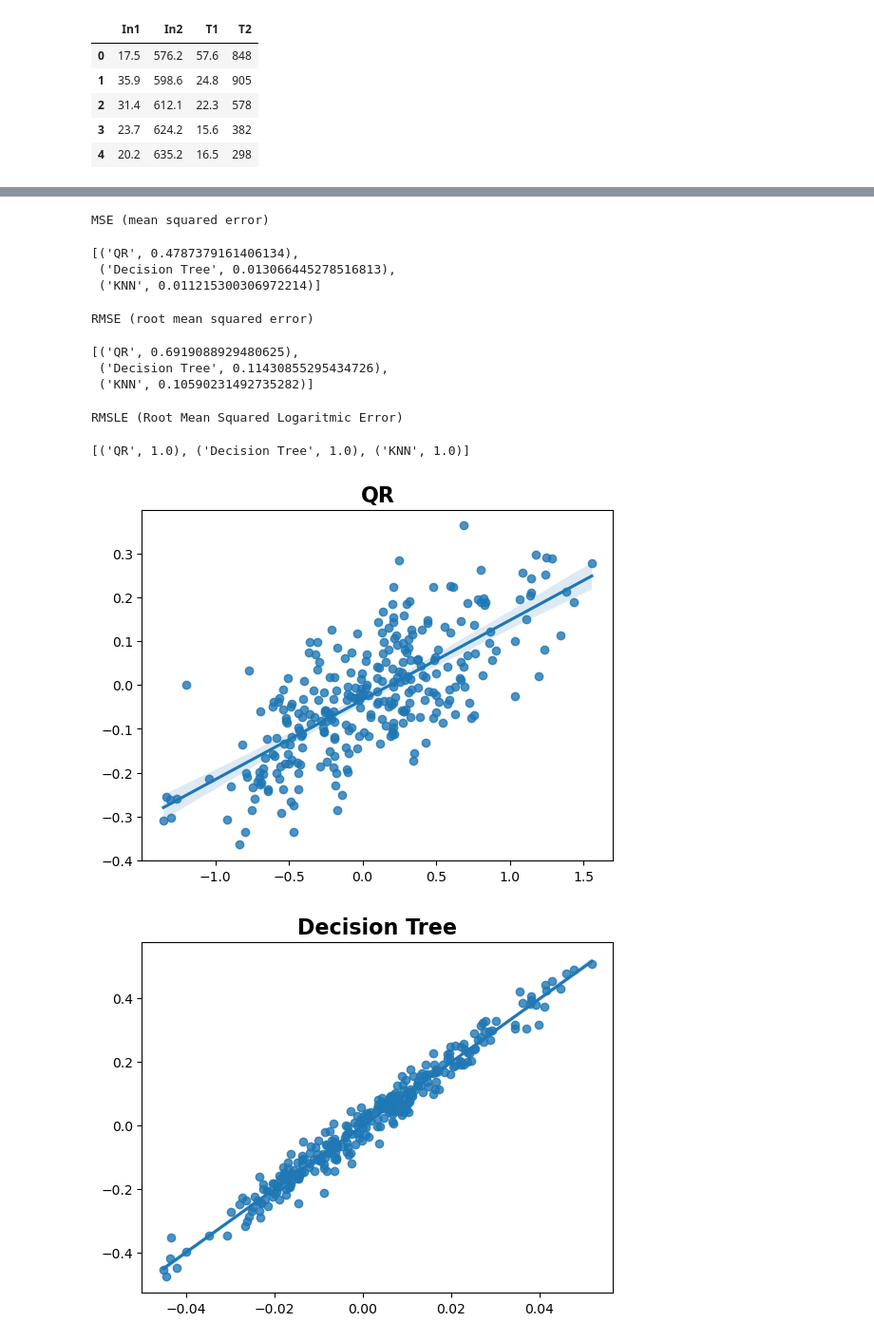
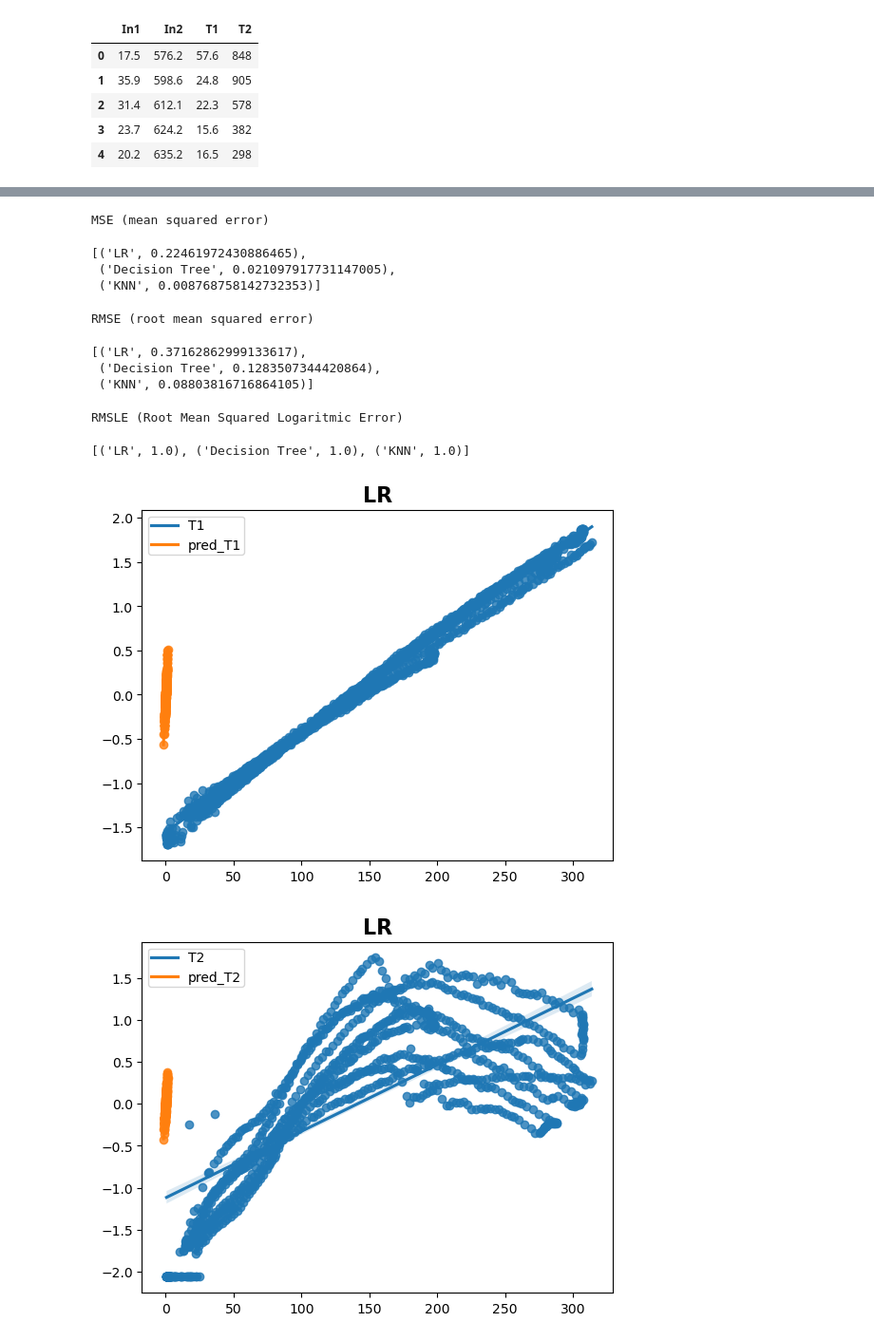
Before and after one commit to AlejandroGZ97/Mineria-de-datos, a Jupyter notebook: P5/Regresion.ipynb, the cells around one changed output, grey strips where cells are left out. Shown at 95% size. Saved outputs shown, nothing was run; the diff lists cells and outputs as text; code cells hidden in the pictures.

```diff
--- a/P5/Regresion.ipynb
+++ b/P5/Regresion.ipynb
@@ -81,13 +84,18 @@ engine.head()
 | 4 | 20.2 | 635.2 | 16.5 | 298 |
 # %%
 X = engine.drop(['T1', 'T2'], axis=1).values
-y1 = ((engine['T1']).values).reshape(-1, 1)
-y2 = ((engine['T2']).values).reshape(-1, 1)
+#y1 = ((engine['T1']).values).reshape(-1, 1)
+#y2 = ((engine['T2']).values).reshape(-1, 1)
+y2 = engine[['T1','T2']]
 
 scaler = StandardScaler()
-y1 = scaler.fit_transform(y1)
+#y1 = scaler.fit_transform(y1)
+#y2 = scaler.fit_transform(y2)
 y2 = scaler.fit_transform(y2)
 # %%
-modelos = [('QR',QuantileRegressor()),
+modelos = [('LR',LinearRegression()),
            ('Decision Tree',DecisionTreeRegressor()),
            ('KNN',KNeighborsRegressor())]
+'''('LR',LinearRegression()),
+           ('Decision Tree',DecisionTreeRegressor()),
+           ('KNN',KNeighborsRegressor())'''
@@ -107,8 +117,15 @@ for nombre,modelo in modelos:
     modelo.fit(X_train,y_train)
     y_pred = modelo.predict(X_test)
     fig, ax = plt.subplots()
-    sns.regplot(x = y_test, y = y_pred)
+    sns.regplot(x = np.array(X)[:,0], y = np.array(y2)[:,0], line_kws={'label': 'T1'})
+    sns.regplot(x = np.array(X_test)[:,0], y = np.array(y_pred)[:,0], line_kws={'label': 'pred_T1'})
+    ax.legend(borderpad=.2)
     ax.set_title(nombre,fontsize=16, weight="bold")
+    fig, bx = plt.subplots()
+    sns.regplot(x = np.array(X)[:,0], y = np.array(y2)[:,1], line_kws={'label': 'T2'})
+    sns.regplot(x = np.array(X_test)[:,0], y = np.array(y_pred)[:,1], line_kws={'label': 'pred_T2'})
+    bx.legend(borderpad=.2)
+    bx.set_title(nombre,fontsize=16, weight="bold")
 
 
     try:
@@ -117,9 +134,9 @@ for nombre,modelo in modelos:
         RMSLE = 1.0
 
     #R (Pearson correlation coefficient)
-    resultado_R.append((nombre,r_regression(y_test,y_pred)))
+    resultado_R.append((nombre,r_regression(y_test.reshape(-1,1),y_pred.reshape(-1,1))))
     #R2 (coefficient of determination)
-    resultado_R2.append((nombre,r_regression(y_test,y_pred)**2))
+    resultado_R2.append((nombre,r_regression(y_test.reshape(-1,1),y_pred.reshape(-1,1))**2))
     #SSE (sum of squared errors)
     resultado_SSE.append((nombre,np.sum((y_test-y_pred)**2)))
     #MAE (mean absolute error)
@@ -179,23 +199,23 @@ print("MSE (mean squared error)")
 resultado_MSE
 # %% [output]
 MSE (mean squared error)
-[('QR', 0.4787379161406134),
- ('Decision Tree', 0.013066445278516813),
- ('KNN', 0.011215300306972214)]
+[('LR', 0.22461972430886465),
+ ('Decision Tree', 0.021097917731147005),
+ ('KNN', 0.008768758142732353)]
 # %%
 print("RMSE (root mean squared error)")
 resultado_RMSE
 # %% [output]
 RMSE (root mean squared error)
-[('QR', 0.6919088929480625),
- ('Decision Tree', 0.11430855295434726),
- ('KNN', 0.10590231492735282)]
+[('LR', 0.37162862999133617),
+ ('Decision Tree', 0.1283507344420864),
+ ('KNN', 0.08803816716864105)]
 # %%
 print("RMSLE (Root Mean Squared Logaritmic Error)")
 resultado_RMSLE
 # %% [output]
 RMSLE (Root Mean Squared Logaritmic Error)
-[('QR', 1.0), ('Decision Tree', 1.0), ('KNN', 1.0)]
+[('LR', 1.0), ('Decision Tree', 1.0), ('KNN', 1.0)]
 # %%
 resultado_R.clear()
 resultado_R2.clear()
@@ -240,9 +260,9 @@ for i in range(30):
             RMSLE = 1.0
 
         #R (Pearson correlation coefficient)
-        R[j] += r_regression(y_test,y_pred)
+        R[j] += r_regression(y_test.reshape(-1,1),y_pred.reshape(-1,1))
         #R2 (coefficient of determination)
-        R2[j] += r_regression(y_test,y_pred)**2
+        R2[j] += r_regression(y_test.reshape(-1,1),y_pred.reshape(-1,1))**2
         #SSE (sum of squared errors)
         SSE[j] += np.sum((y_test-y_pred)**2)
         #MAE (mean absolute error)
@@ -252,7 +272,7 @@ for i in range(30):
         #RMSE (root mean squared error)
         RMSE[j] += mean_squared_error(y_test,y_pred,squared=False)
         #RMSLE (Root Mean Squared Logaritmic Error)
-        if nombre == "QR":
+        if nombre == "LR":
             RMSLE1 += RMSLE
         elif nombre == "Decision Tree":
             RMSLE2 += RMSLE
@@ -268,38 +288,45 @@ for nombre, modelo in modelos:
         l_pred[j][k] /= 30
 
     fig, ax = plt.subplots()
-    sns.regplot(x = l_test[j], y = l_pred[j])
+    sns.regplot(x = np.array(X)[:,0], y = np.array(y2)[:,0], line_kws={'label': 'T1'})
+    sns.regplot(x = np.array(l_test[j])[:,0], y = np.array(l_pred[j])[:,0], line_kws={'label': 'pred_T1'})
+    ax.legend(borderpad=.2)
     ax.set_title(nombre,fontsize=16, weight="bold")
+    fig, bx = plt.subplots()
+    sns.regplot(x = np.array(X)[:,0], y = np.array(y2)[:,1], line_kws={'label': 'T2'})
+    sns.regplot(x = np.array(l_test[j])[:,0], y = np.array(l_pred[j])[:,1], line_kws={'label': 'pred_T2'})
+    bx.legend(borderpad=.2)
+    bx.set_title(nombre,fontsize=16, weight="bold")
 
     #R (Pearson correlation coefficient)
     resultado_R.append((nombre,R[j]/30))
     #R2 (coefficient of determination)
     resultado_R2.append((nombre,R2[j]/30))
     #SSE (sum of squared errors)
     resultado_SSE.append((nombre,SSE[j]/30))
     #MAE (mean absolute error)
     resultado_MAE.append((nombre,MAE[j]/30))
     #MSE (mean squared error)
     resultado_MSE.append((nombre,MSE[j]/30))
     #RMSE (root mean squared error)
     resultado_RMSE.append((nombre,RMSE[j]/30))
     #RMSLE (Root Mean Squared Logaritmic Error)
-    if nombre == "QR":
+    if nombre == "LR":
         resultado_RMSLE.append((nombre,RMSLE1/30))
     elif nombre == "Decision Tree":
         resultado_RMSLE.append((nombre,RMSLE2/30))
     else:
         resultado_RMSLE.append((nombre,RMSLE3/30))
 
     j += 1
 
 resultado_R.sort(key=lambda k:k[1], reverse=True)
 resultado_R2.sort(key=lambda k:k[1], reverse=True)
 resultado_SSE.sort(key=lambda k:k[1], reverse=True)
 resultado_MAE.sort(key=lambda k:k[1], reverse=True)
 resultado_MSE.sort(key=lambda k:k[1], reverse=True)
 resultado_RMSE.sort(key=lambda k:k[1], reverse=True)
 resultado_RMSLE.sort(key=lambda k:k[1], reverse=True)
 # %% [output]
-[figure, old version]
+[figure, new version]
-[figure, old version]
+[figure, new version]
```
Also changed, not shown: parts of 24 cells of this notebook.
